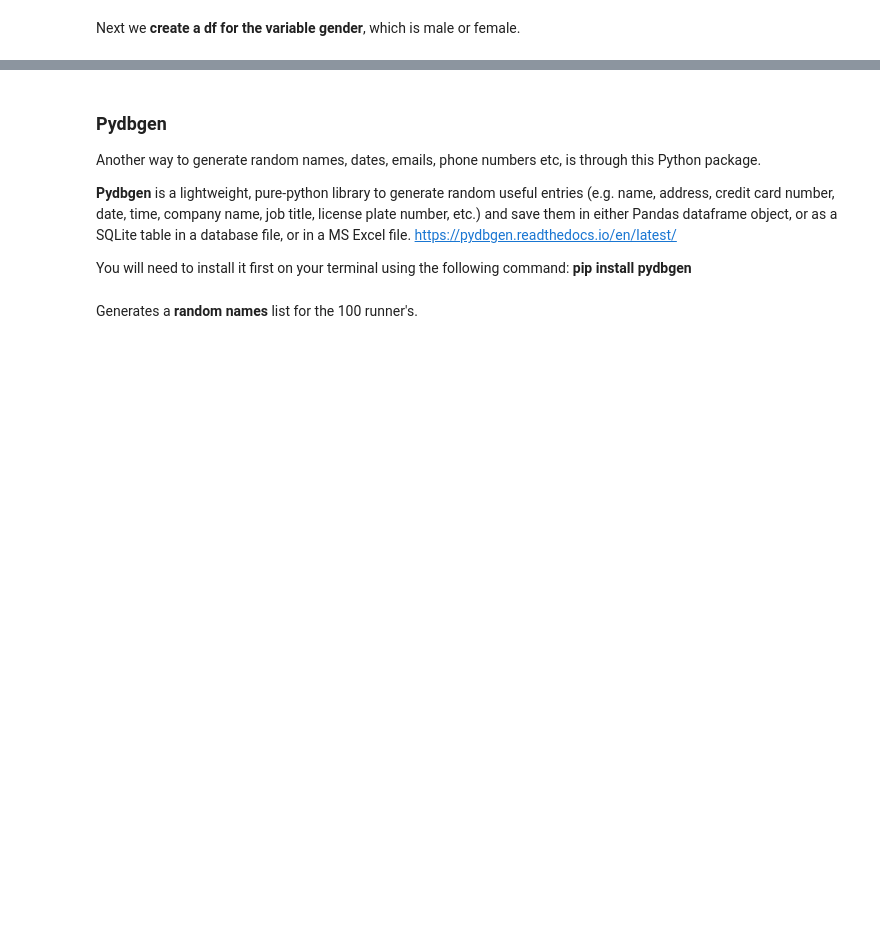
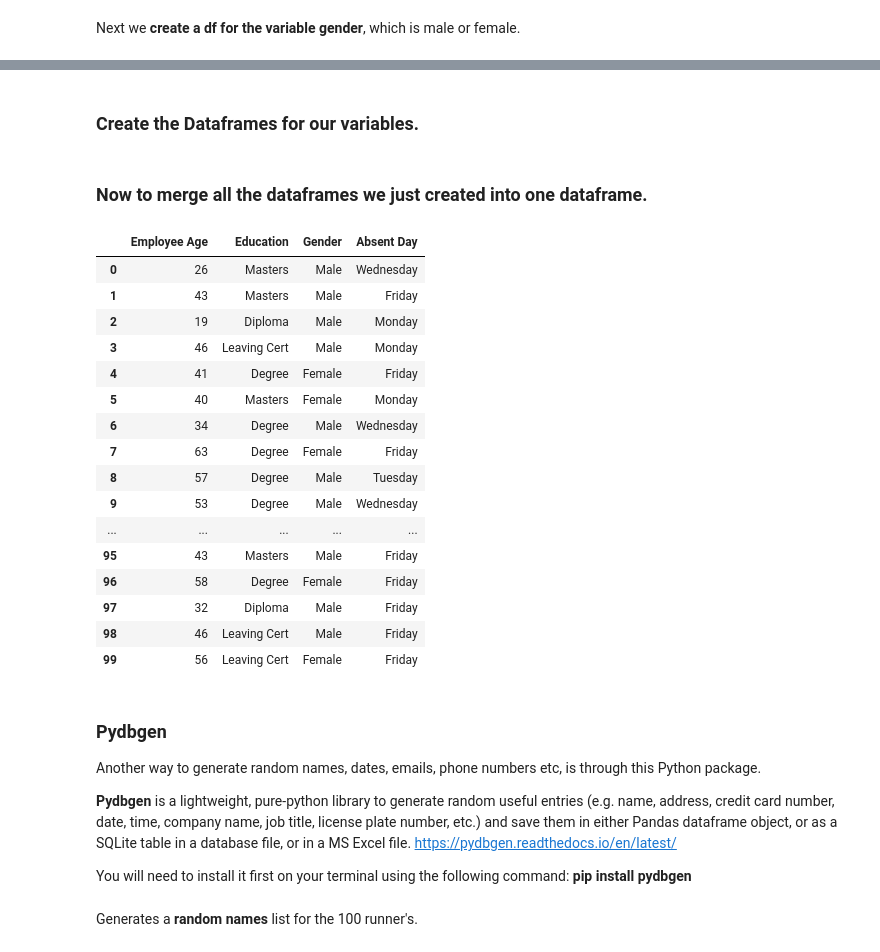
Before and after one commit to daithimarkham/Programming-for-Data-Analysis-Project-2019, a Jupyter notebook: Programming for Data Analysis Project 2019.ipynb, the cells around one changed output, grey strips where cells are left out. Cells and saved outputs as stored; diff of their text form; code cells hidden in the pictures; blank space fills up the shorter version.

Commit message:
Dataframes created and merged.

```diff
--- a/Programming for Data Analysis Project 2019.ipynb
+++ b/Programming for Data Analysis Project 2019.ipynb
@@ -180,3 +244,46 @@ print (df) # Displays DataFrame
+# %% [markdown]
+### **Create the Dataframes for our variables.**
+# %%
+
+Education = (["Leaving Cert", "Diploma", "Degree", "Masters"])#create list of department names
+df1 = pd.DataFrame(np.random.choice (Education, 100)) # 100 random selections of the list of education levels.
+
+
+Gender = ["Male", "Female"] # Generate a list of 100 random values for variable gender.
+df2 = pd.DataFrame(np.random.choice(Gender, 100)) # 100 random selections of gender.
+
+# Creates a df with the days of the week which were missed with unexplained absenteeism.
+Absent_Day = (["Monday","Tuesday","Wednesday","Thursday","Friday"])
+df3 = pd.DataFrame(np.random.choice(Absent_Day, 100)) # Generates 100 random selections between 0 and 8 to represent days  of the week that was missed.
+
+# Create a dataFrame from randomly generated NumPy array which we one above, which generated employee age.
+df4 = pd.DataFrame(Employee_Age)
+# %% [markdown]
+### **Now to merge all the dataframes we just created into one dataframe.**
+# %%
+
+merged_df = pd.concat([df4, df1, df2, df3], axis=1)#https://stackoverflow.com/questions/44327999/python-pandas-merge-multiple-dataframes
+pd.set_option('display.max_row', 100)#amends number of displayed rows to 100 as per https://chrisalbon.com/python/data_wrangling/pandas_rename_multiple_columns/
+merged_df.columns = ["Employee Age", "Education", "Gender", "Absent Day"]#labels column headers for merged DataFrame as per https://stackoverflow.com/questions/34338374/pandas-control-new-column-names-when-merging-two-dataframes
+merged_df #dispays merged DataFrame
+# %% [output]
+|  | Employee Age | Education | Gender | Absent Day |
+| 0 | 26 | Masters | Male | Wednesday |
+| 1 | 43 | Masters | Male | Friday |
+| 2 | 19 | Diploma | Male | Monday |
+| 3 | 46 | Leaving Cert | Male | Monday |
+| 4 | 41 | Degree | Female | Friday |
+| 5 | 40 | Masters | Female | Monday |
+| 6 | 34 | Degree | Male | Wednesday |
+| 7 | 63 | Degree | Female | Friday |
+| 8 | 57 | Degree | Male | Tuesday |
+| 9 | 53 | Degree | Male | Wednesday |
+| ... | ... | ... | ... | ... |
+| 95 | 43 | Masters | Male | Friday |
+| 96 | 58 | Degree | Female | Friday |
+| 97 | 32 | Diploma | Male | Friday |
+| 98 | 46 | Leaving Cert | Male | Friday |
+| 99 | 56 | Leaving Cert | Female | Friday |
 # %% [markdown]
 ### Pydbgen
 
```
Also changed, not shown: parts of 20 cells of this notebook.
